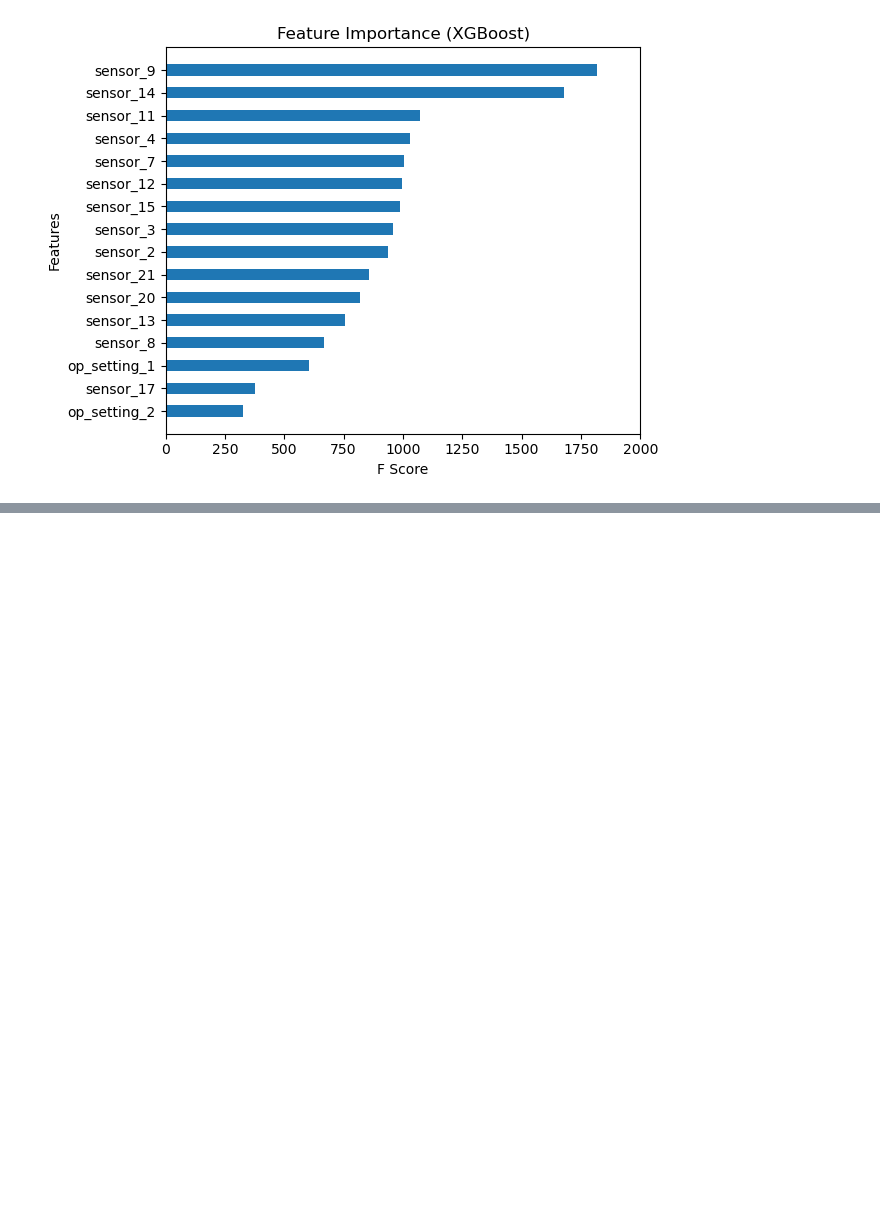
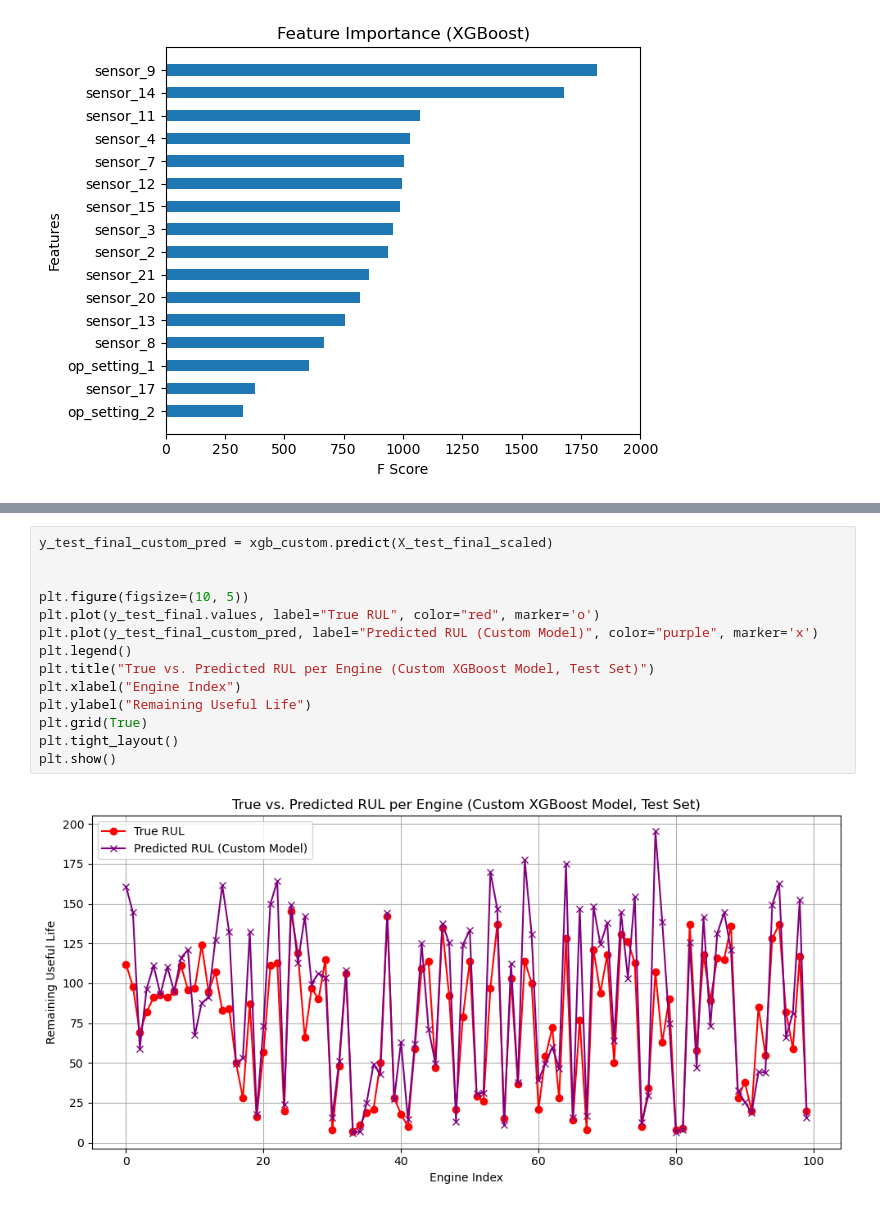
Before and after one commit to MikailuReeves/predictive-maintenance, a Jupyter notebook: notebooks/CMAPSS/03_model_classification_xgboost.ipynb, the cells around one changed output, grey strips where cells are left out. Cells and saved outputs as stored; diff of their text form; blank space fills up the shorter version.

```diff
--- a/notebooks/CMAPSS/03_model_classification_xgboost.ipynb
+++ b/notebooks/CMAPSS/03_model_classification_xgboost.ipynb
@@ -408,0 +362,16 @@ plt.show()
+# %%
+y_test_final_custom_pred = xgb_custom.predict(X_test_final_scaled)
+
+
+plt.figure(figsize=(10, 5))
+plt.plot(y_test_final.values, label="True RUL", color="red", marker='o')
+plt.plot(y_test_final_custom_pred, label="Predicted RUL (Custom Model)", color="purple", marker='x')
+plt.legend()
+plt.title("True vs. Predicted RUL per Engine (Custom XGBoost Model, Test Set)")
+plt.xlabel("Engine Index")
+plt.ylabel("Remaining Useful Life")
+plt.grid(True)
+plt.tight_layout()
+plt.show()
+# %% [output]
+[figure, added]
```
Also changed, not shown: parts of 12 cells of this notebook, 1 other file.
